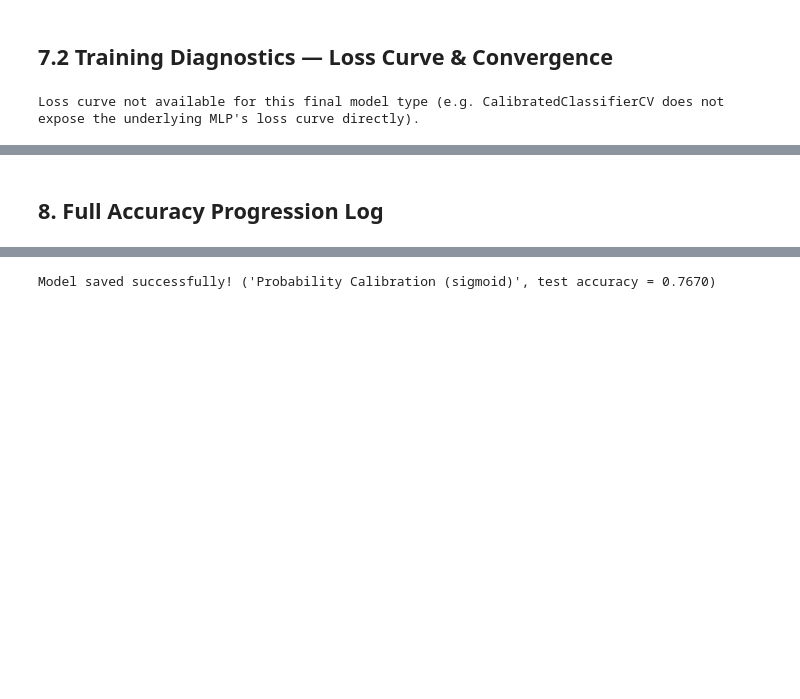
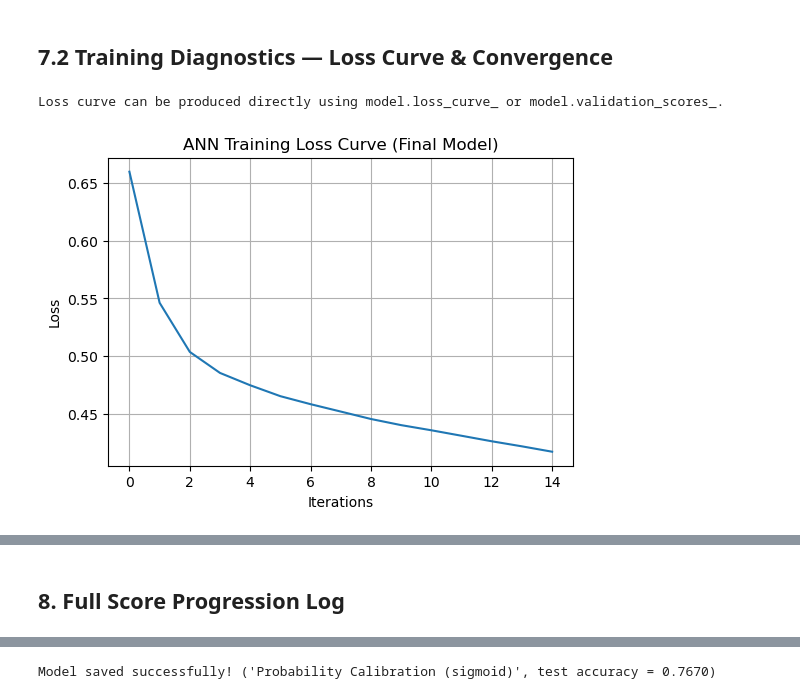
Before and after one commit to phoebehr/heartdisease, a Jupyter notebook: ANN-final.ipynb, the cells around one changed output, grey strips where cells are left out. Saved outputs shown, nothing was run; the diff lists cells and outputs as text; code cells hidden in the pictures; blank space fills up the shorter version.

```diff
--- a/ANN-final.ipynb
+++ b/ANN-final.ipynb
@@ -287,7 +311,7 @@ Every candidate above was compared using cross-validation on training data only.
 cv_log = pd.DataFrame([r for r in results_log if r["Type"] == "CV (train only)"])
 print(cv_log)
 
-best_row = cv_log.loc[cv_log["Accuracy"].idxmax()]
+best_row = cv_log.loc[cv_log["Score"].idxmax()]
 best_stage_name = best_row["Stage"]
-print(f"\n>>> Final chosen model: '{best_stage_name}' (CV accuracy = {best_row['Accuracy']:.4f})")
+print(f"\n>>> Final chosen model: '{best_stage_name}' (CV F2 beta score = {best_row['Score']:.4f})")
 # %% [output]
@@ -436,34 +460,47 @@ thal_normal                   : -0.0031 +/- 0.0028
 # %% [markdown]
 ## 7.2 Training Diagnostics — Loss Curve & Convergence
 # %%
-# final_model_to_save may be a plain Pipeline, a ThresholdedClassifier wrapping one,
-# or a CalibratedClassifierCV wrapping one — unwrap safely to find the underlying MLP,
-# since only a plain Pipeline's "clf" step exposes loss_curve_ directly.
-try:
-    if isinstance(final_model_to_save, ThresholdedClassifier):
-        underlying = final_model_to_save.pipeline
-    else:
-        underlying = final_model_to_save
+# Un-wrap final model pipeline to extract classifier parameters
+if isinstance(final_model_to_save, ThresholdedClassifier):
+    underlying = final_model_to_save.pipeline
+else:
+    underlying = final_model_to_save
 
+# Handle CalibratedClassifierCV wrapper
+if hasattr(underlying, "calibrated_classifiers_"):
+    # Extract the base estimator pipeline from the first calibrated fold
+    base_est = underlying.calibrated_classifiers_[0].estimator
+    final_clf = base_est.named_steps["clf"] if hasattr(base_est, "named_steps") else base_est
+elif hasattr(underlying, "estimator"):
+    base_est = underlying.estimator
+    final_clf = base_est.named_steps["clf"] if hasattr(base_est, "named_steps") else base_est
+else:
     final_clf = underlying.named_steps["clf"] if hasattr(underlying, "named_steps") else None
 
-    if final_clf is not None and hasattr(final_clf, "loss_curve_"):
+if final_clf is not None:
+    clf_params = final_clf.get_params()
+    has_loss = hasattr(final_clf, "loss_curve_")
+
+    # Run possibility check (this prints status directly)
+    can_plot = check_loss_curve_possibility(
+        clf_dict=clf_params,
+        cv_enabled=False,
+        history_or_loss_available=has_loss
+    )
+
+    if can_plot and has_loss:
         plt.figure(figsize=(6, 4))
         plt.plot(final_clf.loss_curve_)
         plt.title("ANN Training Loss Curve (Final Model)")
         plt.xlabel("Iterations")
         plt.ylabel("Loss")
         plt.grid(True)
         plt.show()
 
         print("Number of Iterations:", final_clf.n_iter_)
         print("Final Loss:", final_clf.loss_)
-    else:
-        print(
-            "Loss curve not available for this final model type "
-            "(e.g. CalibratedClassifierCV does not expose the underlying MLP's loss curve directly)."
-        )
-except (AttributeError, KeyError) as e:
-    print(f"Loss curve not available for this solver/model: {e}")
+else:
+    print("Could not extract final classifier instance from wrapper.")
 # %% [output]
-Loss curve not available for this final model type (e.g. CalibratedClassifierCV does not expose the underlying MLP's loss curve directly).
+Loss curve can be produced directly using model.loss_curve_ or model.validation_scores_.
+[figure, added]
@@ -470,5 +509,5 @@ Loss curve not available for this final model type (e.g. CalibratedClassifierCV
 # %% [markdown]
-## 8. Full Accuracy Progression Log
+## 8. Full Score Progression Log
 # %%
 log_df = pd.DataFrame(results_log)
 log_df
```
Also changed, not shown: parts of 14 cells of this notebook, 1 other file.
